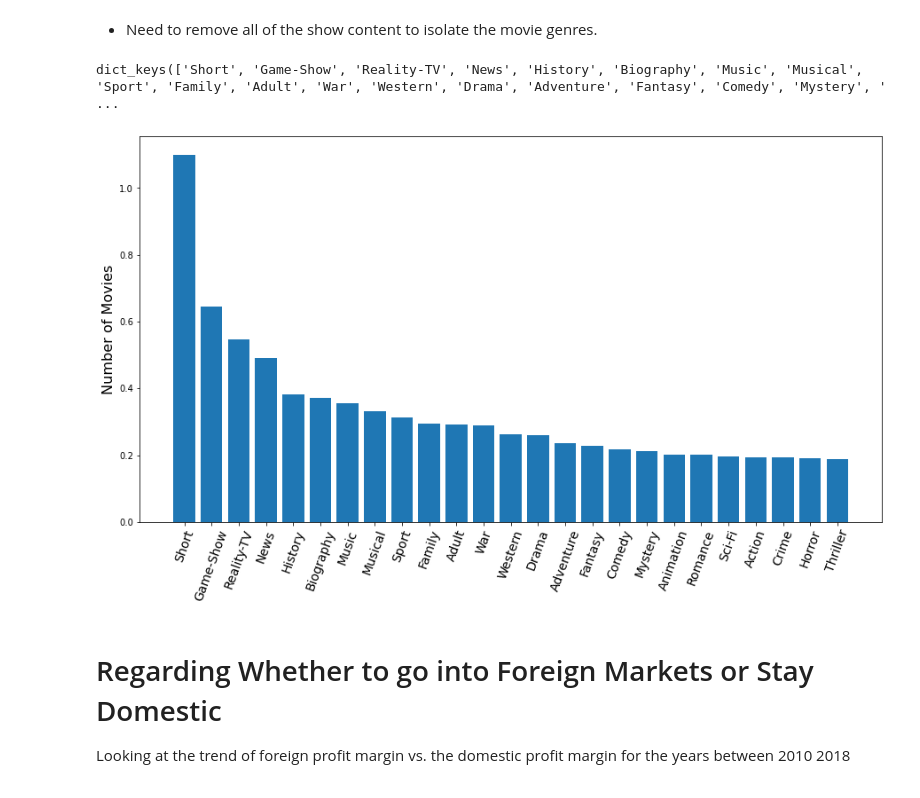
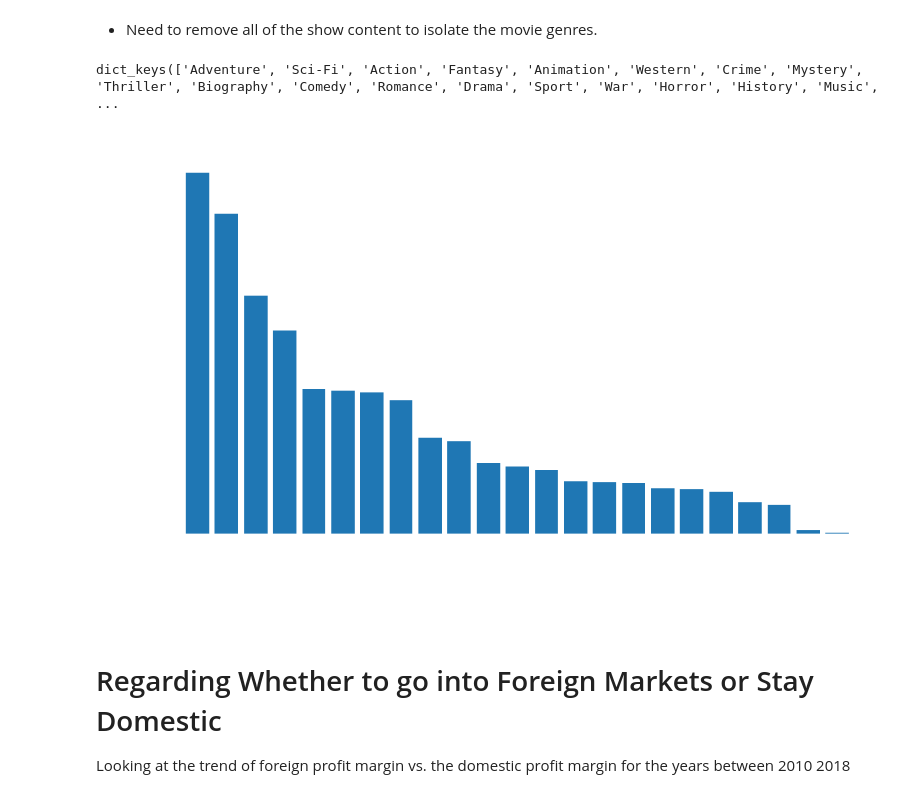
Before and after one commit to JCherryA050/phase_1_project, a Jupyter notebook: working_notebooks/project_notebook_ajc.ipynb, the cells around one changed output. Saved outputs shown, nothing was run; the diff lists cells and outputs as text; code cells hidden in the pictures.

Commit message:
last graphs

```diff
--- a/working_notebooks/project_notebook_ajc.ipynb
+++ b/working_notebooks/project_notebook_ajc.ipynb
@@ -369,7 +369,7 @@ genres_dict_ratings
 for index, row in imbd_ratings_basic_df.iterrows():
     for genre in genres_dict_ratings.keys():
         if genre in row.genres:
-            genres_dict_ratings[genre].append(row.averagerating/row.numvotes)
+            genres_dict_ratings[genre].append(row.numvotes)
 #del genres_dict_ratings['Documentary']
 # %% [markdown]
 - now that we have a list of average ratings per genre, we can go ahead and take the average of the average.
@@ -384,23 +387,25 @@ ave_genres_dict_ratings = {k: v for k, v in sorted(ave_genres_dict_ratings.items
 # %%
 ave_genres_dict_ratings.keys()
 # %% [output]
-dict_keys(['Short', 'Game-Show', 'Reality-TV', 'News', 'History', 'Biography', 'Music', 'Musical', 'Sport', 'Family', 'Adult', 'War', 'Western', 'Drama', 'Adventure', 'Fantasy', 'Comedy', 'Mystery', ' ...
+dict_keys(['Adventure', 'Sci-Fi', 'Action', 'Fantasy', 'Animation', 'Western', 'Crime', 'Mystery', 'Thriller', 'Biography', 'Comedy', 'Romance', 'Drama', 'Sport', 'War', 'Horror', 'History', 'Music',  ...
 # %%
 fig,ax = plt.subplots(figsize=(15,8))
 ax.bar(ave_genres_dict_ratings.keys(),ave_genres_dict_ratings.values(),color='tab:blue')
-ax.set_ylabel('Number of Movies',Fontsize=16)
-# ax.spines['bottom'].set_color('white')
-# ax.spines['top'].set_color('white')
-# ax.spines['left'].set_color('white')
-# ax.spines['right'].set_color('white')
-# ax.yaxis.label.set_color('white')
-# ax.tick_params(axis='x', colors='white')
-# ax.yaxis.label.set_color('white')
-# ax.tick_params(axis='y', colors='white')
+ax.set_ylabel('Number of Votes',Fontsize=16)
+ax.set_title('Number of Votes on iMBD by Genre',Fontsize=20)
+ax.title.set_color('white')
+ax.spines['bottom'].set_color('white')
+ax.spines['top'].set_color('white')
+ax.spines['left'].set_color('white')
+ax.spines['right'].set_color('white')
+ax.yaxis.label.set_color('white')
+ax.tick_params(axis='x', colors='white')
+ax.yaxis.label.set_color('white')
+ax.tick_params(axis='y', colors='white')
 ax.set_xticklabels(list(ave_genres_dict_ratings.keys()), rotation = 70, Fontsize=14);
-fig.savefig('../images/average_rating_of_genres_DARK.png',bbox_inches='tight')#,transparent=True
+fig.savefig('../images/number_of_genres_DARK.png',bbox_inches='tight',transparent=True)#
 # %% [output]
-[figure, old version]
+[figure, new version]
 # %% [markdown]
 # Regarding Whether to go into Foreign Markets or Stay Domestic
 Looking at the trend of foreign profit margin vs. the domestic profit margin for the years between 2010 2018
```
Also changed, not shown: parts of 4 cells of this notebook, 4 other files.
